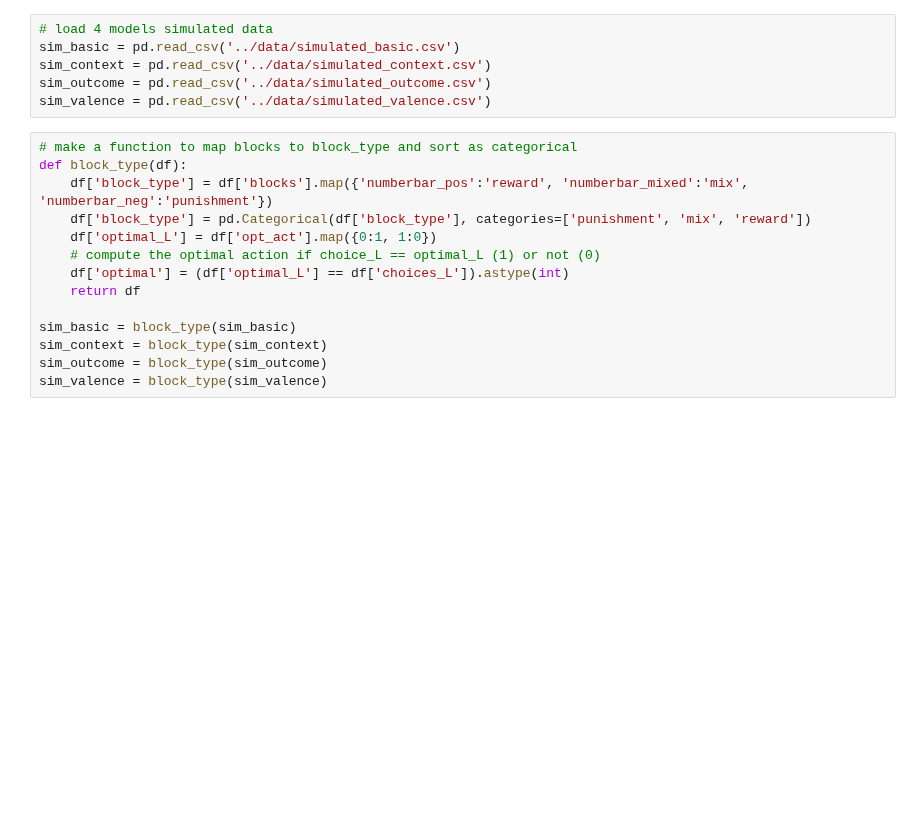
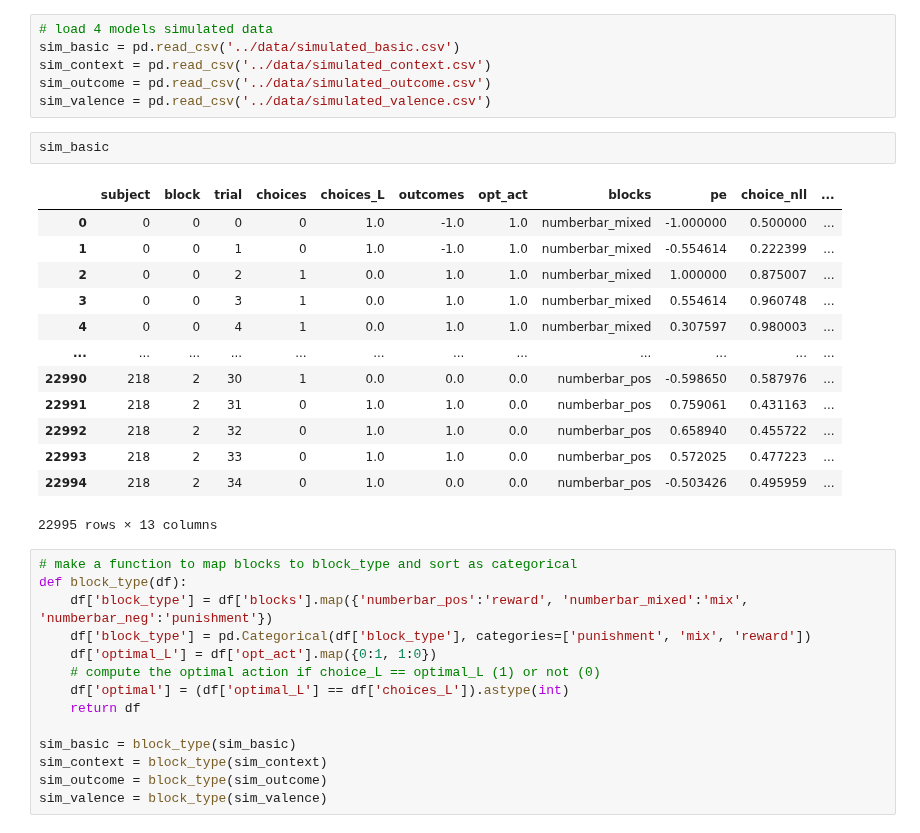
Before and after one commit to shawnrhoads/pyEM, a Jupyter notebook: examples/RW_simulation.ipynb, the cells around one changed output. Drawn from its saved outputs; the diff is of its cells as text; blank space fills up the shorter version.

```diff
--- a/examples/RW_simulation.ipynb
+++ b/examples/RW_simulation.ipynb
@@ -23,6 +26,22 @@ sim_basic = pd.read_csv('../data/simulated_basic.csv')
 sim_context = pd.read_csv('../data/simulated_context.csv')
 sim_outcome = pd.read_csv('../data/simulated_outcome.csv')
 sim_valence = pd.read_csv('../data/simulated_valence.csv')
+# %%
+sim_basic
+# %% [output]
+|  | subject | block | trial | choices | choices_L | outcomes | opt_act | blocks | pe | choice_nll | ... |
+| 0 | 0 | 0 | 0 | 0 | 1.0 | -1.0 | 1.0 | numberbar_mixed | -1.000000 | 0.500000 | ... |
+| 1 | 0 | 0 | 1 | 0 | 1.0 | -1.0 | 1.0 | numberbar_mixed | -0.554614 | 0.222399 | ... |
+| 2 | 0 | 0 | 2 | 1 | 0.0 | 1.0 | 1.0 | numberbar_mixed | 1.000000 | 0.875007 | ... |
+| 3 | 0 | 0 | 3 | 1 | 0.0 | 1.0 | 1.0 | numberbar_mixed | 0.554614 | 0.960748 | ... |
+| 4 | 0 | 0 | 4 | 1 | 0.0 | 1.0 | 1.0 | numberbar_mixed | 0.307597 | 0.980003 | ... |
+| ... | ... | ... | ... | ... | ... | ... | ... | ... | ... | ... | ... |
+| 22990 | 218 | 2 | 30 | 1 | 0.0 | 0.0 | 0.0 | numberbar_pos | -0.598650 | 0.587976 | ... |
+| 22991 | 218 | 2 | 31 | 0 | 1.0 | 1.0 | 0.0 | numberbar_pos | 0.759061 | 0.431163 | ... |
+| 22992 | 218 | 2 | 32 | 0 | 1.0 | 1.0 | 0.0 | numberbar_pos | 0.658940 | 0.455722 | ... |
+| 22993 | 218 | 2 | 33 | 0 | 1.0 | 1.0 | 0.0 | numberbar_pos | 0.572025 | 0.477223 | ... |
+| 22994 | 218 | 2 | 34 | 0 | 1.0 | 0.0 | 0.0 | numberbar_pos | -0.503426 | 0.495959 | ... |
+22995 rows × 13 columns
 # %%
 # make a function to map blocks to block_type and sort as categorical
 def block_type(df):
```
Also changed, not shown: parts of 6 cells of this notebook, 6 other files.
